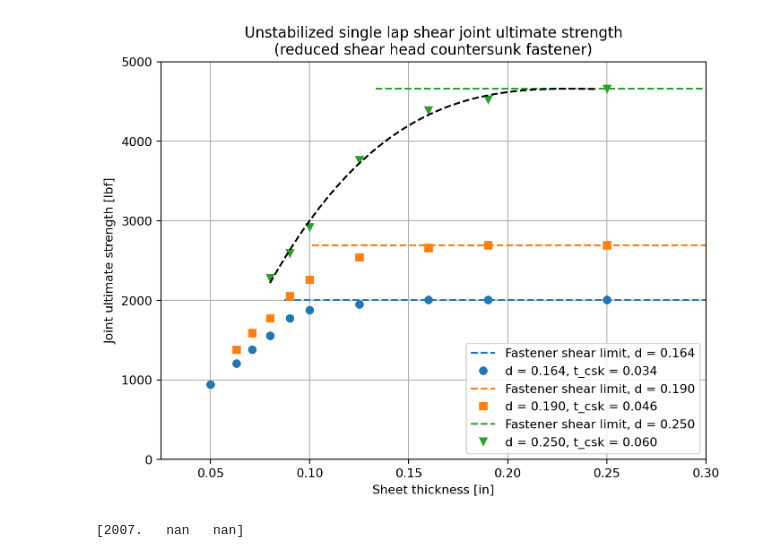
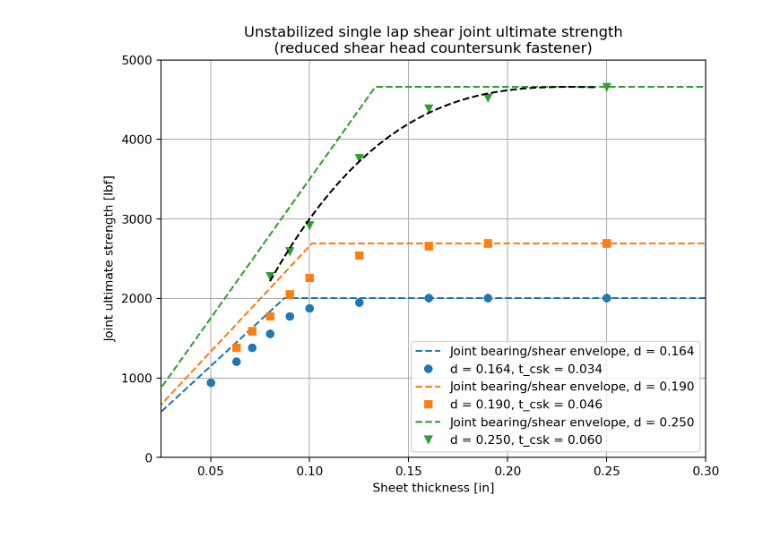
Before and after one commit to edp8489/edp8489.github.io, a Jupyter notebook: assets/csk_post/csk_plots.ipynb, the cells around one changed output. Cells and saved outputs as stored; diff of their text form; code cells hidden in the pictures; blank space fills up the shorter version.

```diff
--- a/assets/csk_post/csk_plots.ipynb
+++ b/assets/csk_post/csk_plots.ipynb
@@ -67,6 +70,13 @@ tbru_A = np.array([0,teq_A, 1.5*max(t)])
 tbru_B = np.array([0,teq_B, 1.5*max(t)])
 Pbru_2A = np.array([0, Psu, Psu])
 Pbru_2B = np.array([0, Psu, Psu])
+
+# calculate bearing/shear ult envelope for each diameter
+tenv_arr = np.empty((5,3))
+Penv_arr = np.empty_like(tenv_arr)
+for i in np.arange(len(teq_A_arr)):
+  tenv_arr[:,i] = np.append(np.linspace(0, teq_A_arr[i],4),0.3)
+  Penv_arr[:,i] = np.append(tenv_arr[:-1,i]*Fbru_2A*d_arr[i],Psu_arr[i])
 
 # curve fit the csk data using scipy.optimize.cf
 # define a curve function
@@ -104,26 +122,19 @@ plt.grid(visible=True, which='both', axis='both')
 # %%
 # Plots!
+markers = ['o', 's', 'v']
 
 plt.figure(num=5,dpi=196, figsize=(8,6))
 plt.title('Unstabilized single lap shear joint ultimate strength\n(reduced shear head countersunk fastener)')
 plt.xlabel('Sheet thickness [in]')
 plt.ylabel('Joint ultimate strength [lbf]')
 plt.xlim((0.025, 0.3))
 plt.ylim((0,5000))
 #plt.plot(tbru_A,Pbru_2A,'--r', label='Joint Bearing/Shear Strength Envelope (A-Basis)')
-plt.plot([teq_A_arr[0], 0.3],[Psu_arr[0],Psu_arr[0]], linestyle='--', color='C0', label='Fastener shear limit, d = {:.3f}'.format(d_arr[0]))
-plt.plot(t_arr,Pult_csk_arr[:,0],marker='o', linestyle="None", label='d = {:.3f}, t_csk = {:.3f}'.format(d_arr[0],t_csk_arr[0]))
-plt.plot([teq_A_arr[1], 0.3],[Psu_arr[1],Psu_arr[1]], linestyle='--', color='C1', label='Fastener shear limit, d = {:.3f}'.format(d_arr[1]))
-plt.plot(t_arr,Pult_csk_arr[:,1],marker='s', linestyle="None", label='d = {:.3f}, t_csk = {:.3f}'.format(d_arr[1],t_csk_arr[1]))
-plt.plot([teq_A_arr[2], 0.3],[Psu_arr[2],Psu_arr[2]], linestyle='--', color='C2', label='Fastener shear limit, d = {:.3f}'.format(d_arr[2]))
-plt.plot(t_arr,Pult_csk_arr[:,2],marker='v', linestyle="None", label='d = {:.3f}, t_csk = {:.3f}'.format(d_arr[2],t_csk_arr[2]))
-#plt.plot(t,Pult_csk/0.85,'v', label='Countersunk head (TYP estimate)')
+for i, m in enumerate(markers):
+    plt.plot(tenv_arr[:,i],Penv_arr[:,i], linestyle='--', color='C{:d}'.format(i), label='Joint bearing/shear envelope, d = {:.3f}'.format(d_arr[i]))
+    plt.plot(t_arr,Pult_csk_arr[:,i],marker=m, linestyle="None", label='d = {:.3f}, t_csk = {:.3f}'.format(d_arr[i],t_csk_arr[i]))
 plt.plot(tfit,x3fit(tfit),'--k')
 plt.legend(loc=4)
 plt.grid(visible=True, which='both', axis='both')
 # %% [output]
-[figure, old version]
+[figure, new version]
-# %%
-print(np.amax(Pult_csk_arr, axis=0))
-# %% [output]
-[2007.   nan   nan]
```
Also changed, not shown: parts of 9 cells of this notebook, 1 other file.
